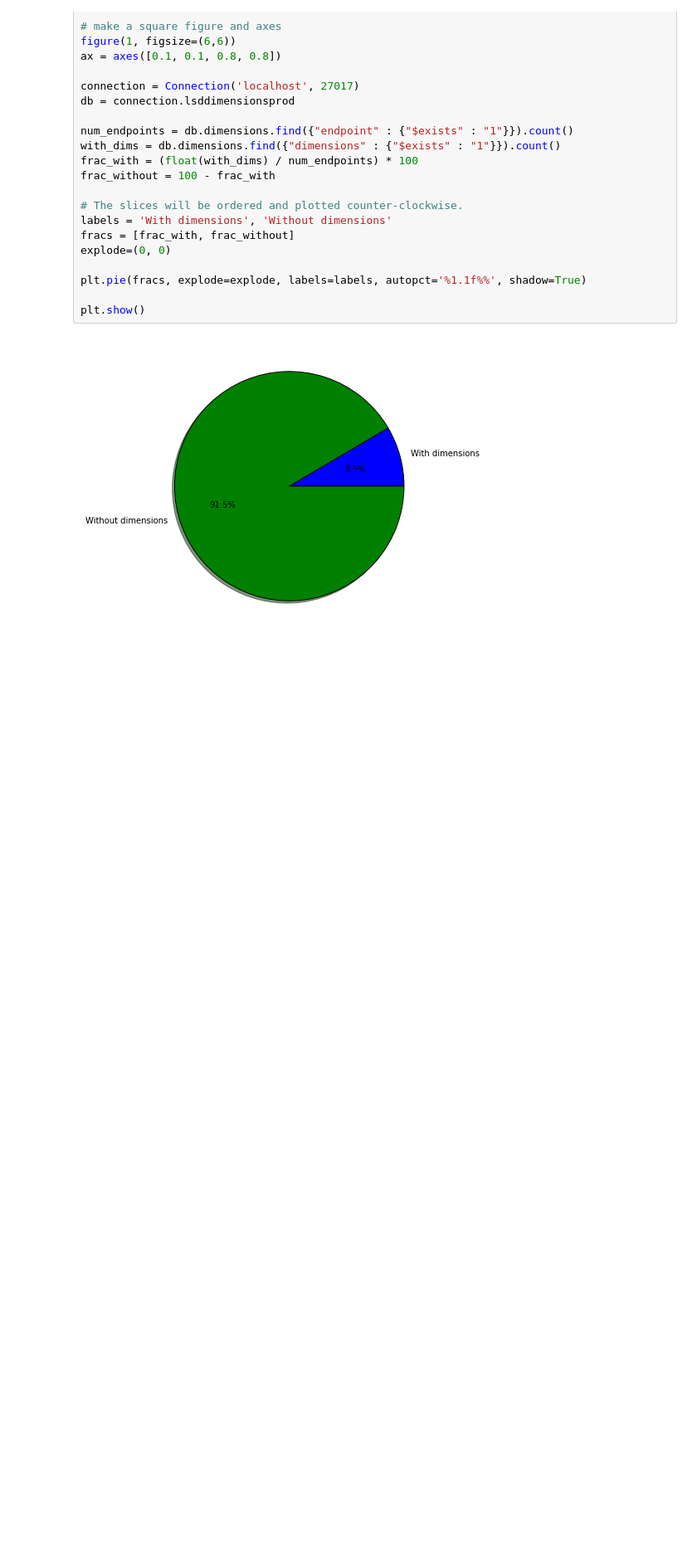
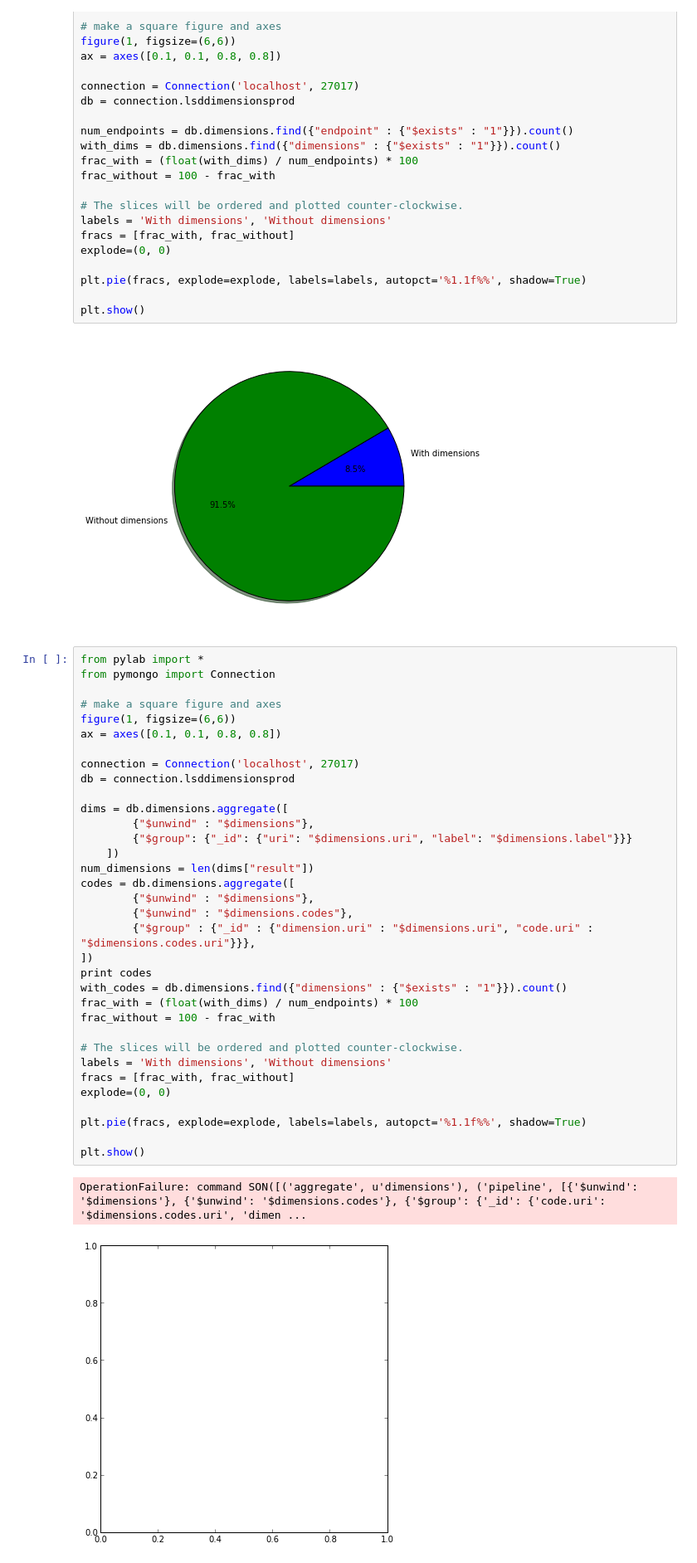
Before and after one commit to albertmeronyo/LSD-Dimensions, a Jupyter notebook: LSD-Analytics.ipynb, the cells around one changed output. Shown at 83% size. Saved outputs shown, nothing was run; the diff lists cells and outputs as text; blank space fills up the shorter version.

```diff
--- a/LSD-Analytics.ipynb
+++ b/LSD-Analytics.ipynb
@@ -52,3 +52,40 @@ plt.pie(fracs, explode=explode, labels=labels, autopct='%1.1f%%', shadow=True)
 plt.show()
 # %% [output]
 [figure]
+# %%
+from pylab import *
+from pymongo import Connection
+
+# make a square figure and axes
+figure(1, figsize=(6,6))
+ax = axes([0.1, 0.1, 0.8, 0.8])
+
+connection = Connection('localhost', 27017)
+db = connection.lsddimensionsprod
+
+dims = db.dimensions.aggregate([
+        {"$unwind" : "$dimensions"},
+        {"$group": {"_id": {"uri": "$dimensions.uri", "label": "$dimensions.label"}}}
+    ])
+num_dimensions = len(dims["result"])
+codes = db.dimensions.aggregate([
+        {"$unwind" : "$dimensions"},
+        {"$unwind" : "$dimensions.codes"},
+        {"$group" : {"_id" : {"dimension.uri" : "$dimensions.uri", "code.uri" : "$dimensions.codes.uri"}}},
+])
+print codes
+with_codes = db.dimensions.find({"dimensions" : {"$exists" : "1"}}).count()
+frac_with = (float(with_dims) / num_endpoints) * 100
+frac_without = 100 - frac_with
+
+# The slices will be ordered and plotted counter-clockwise.
+labels = 'With dimensions', 'Without dimensions'
+fracs = [frac_with, frac_without]
+explode=(0, 0)
+
+plt.pie(fracs, explode=explode, labels=labels, autopct='%1.1f%%', shadow=True)
+
+plt.show()
+# %% [output]
+OperationFailure: command SON([('aggregate', u'dimensions'), ('pipeline', [{'$unwind': '$dimensions'}, {'$unwind': '$dimensions.codes'}, {'$group': {'_id': {'code.uri': '$dimensions.codes.uri', 'dimen ...
+[figure, added]
```
Also changed, not shown: 5 other files.
